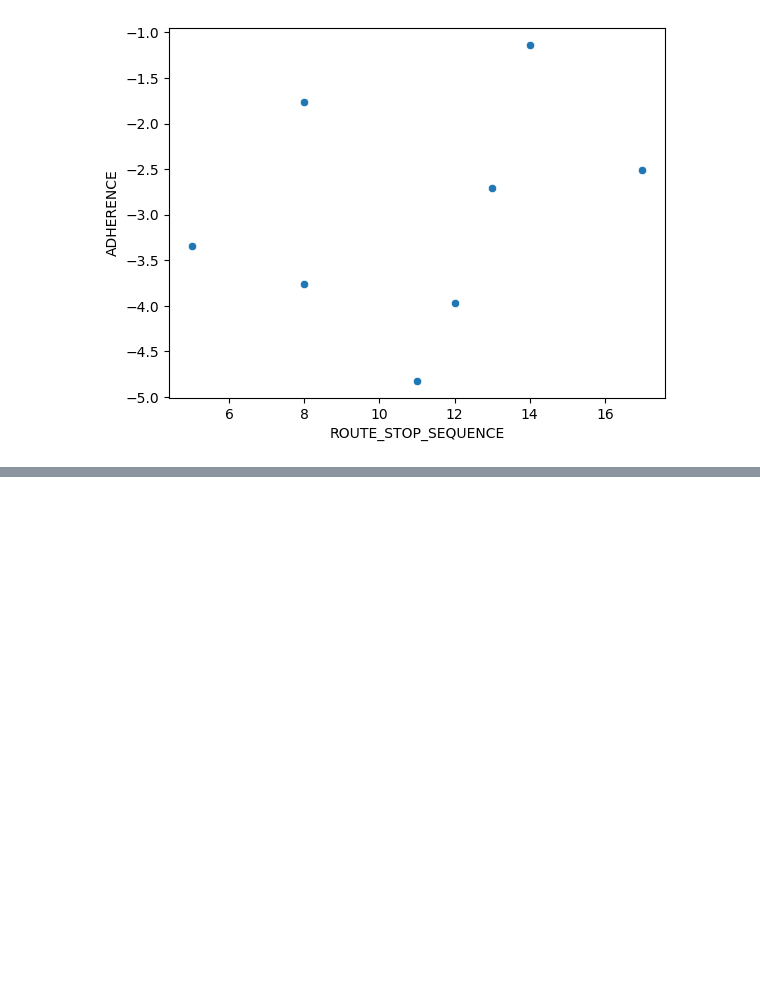
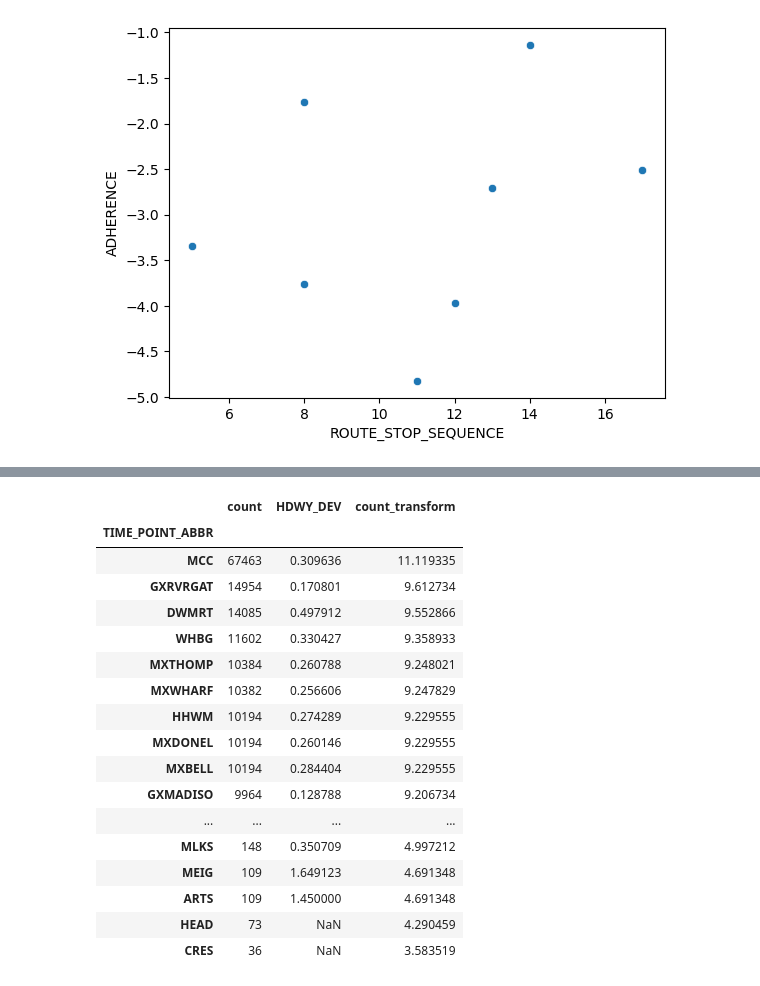
Before and after one commit to kudzuweb/wego-byte-crawlers_wego, a Jupyter notebook: notebooks/RB_wego_Location_correlations.ipynb, the cells around one changed output, grey strips where cells are left out. Saved outputs shown, nothing was run; the diff lists cells and outputs as text; code cells hidden in the pictures; blank space fills up the shorter version.

```diff
--- a/notebooks/RB_wego_Location_correlations.ipynb
+++ b/notebooks/RB_wego_Location_correlations.ipynb
@@ -326,0 +410,22 @@ sns.scatterplot( x=route_stops['ROUTE_STOP_SEQUENCE'],
+# %%
+traffic_hdwdev_corr["count_transform"] = traffic_hdwdev_corr["count"].apply(np.log)
+traffic_hdwdev_corr
+# %% [output]
+|  | count | HDWY_DEV | count_transform |
+| TIME_POINT_ABBR |  |  |  |
+| MCC | 67463 | 0.309636 | 11.119335 |
+| GXRVRGAT | 14954 | 0.170801 | 9.612734 |
+| DWMRT | 14085 | 0.497912 | 9.552866 |
+| WHBG | 11602 | 0.330427 | 9.358933 |
+| MXTHOMP | 10384 | 0.260788 | 9.248021 |
+| MXWHARF | 10382 | 0.256606 | 9.247829 |
+| HHWM | 10194 | 0.274289 | 9.229555 |
+| MXDONEL | 10194 | 0.260146 | 9.229555 |
+| MXBELL | 10194 | 0.284404 | 9.229555 |
+| GXMADISO | 9964 | 0.128788 | 9.206734 |
+| ... | ... | ... | ... |
+| MLKS | 148 | 0.350709 | 4.997212 |
+| MEIG | 109 | 1.649123 | 4.691348 |
+| ARTS | 109 | 1.450000 | 4.691348 |
+| HEAD | 73 | NaN | 4.290459 |
+| CRES | 36 | NaN | 3.583519 |
```
Also changed, not shown: parts of 12 cells of this notebook.
